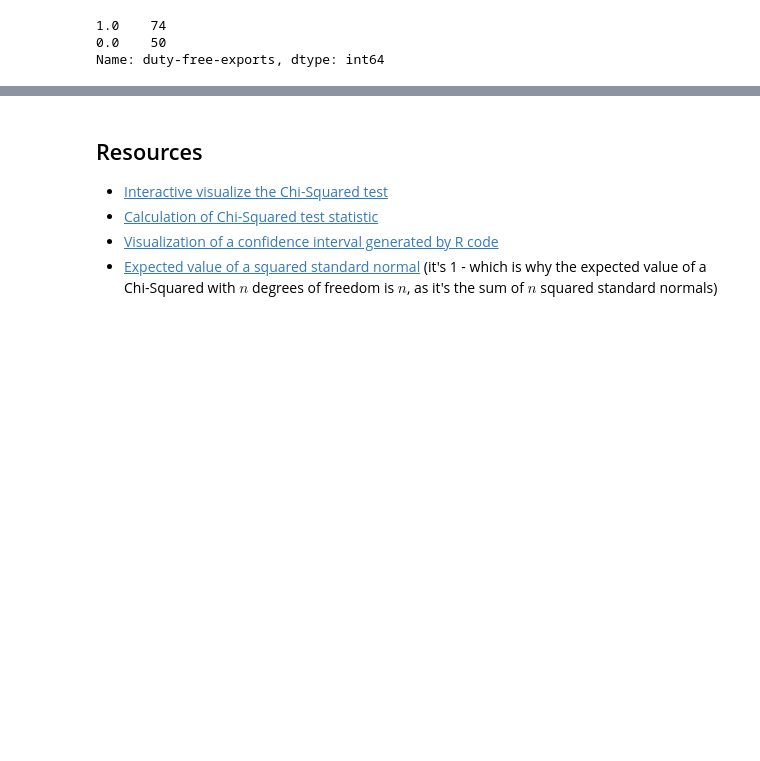
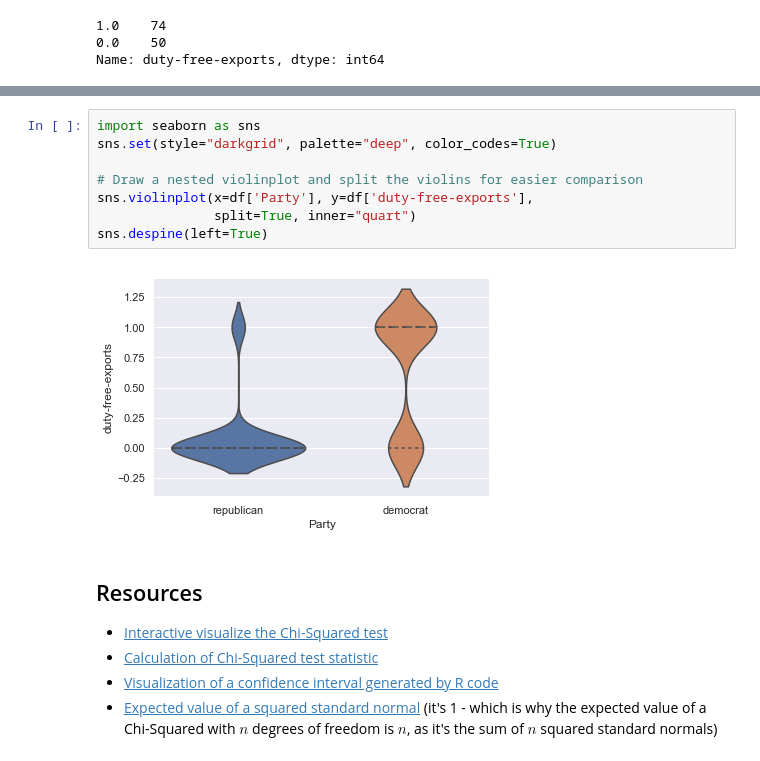
Before and after one commit to bloominstituteoftechnology/DS-Unit-1-Sprint-3-Statistical-Tests-and-Experiments, a Jupyter notebook: module2-sampling-confidence-intervals-and-hypothesis-testing/LS_DS_132_Sampling_Confidence_Intervals_and_Hypothesis_Testing.ipynb, the cells around one changed output, grey strips where cells are left out. Cells and saved outputs as stored; diff of their text form; blank space fills up the shorter version.

Commit message:
Finished the assignment--added a plot

```diff
--- a/module2-sampling-confidence-intervals-and-hypothesis-testing/LS_DS_132_Sampling_Confidence_Intervals_and_Hypothesis_Testing.ipynb
+++ b/module2-sampling-confidence-intervals-and-hypothesis-testing/LS_DS_132_Sampling_Confidence_Intervals_and_Hypothesis_Testing.ipynb
@@ -267,3 +338,13 @@ Ttest_indResult(statistic=nan, pvalue=nan)
+# %%
+import seaborn as sns
+sns.set(style="darkgrid", palette="deep", color_codes=True)
+
+# Draw a nested violinplot and split the violins for easier comparison
+sns.violinplot(x=df['Party'], y=df['duty-free-exports'],
+               split=True, inner="quart")
+sns.despine(left=True)
+# %% [output]
+[figure, added]
 # %% [markdown]
 ## Resources
 
```
Also changed, not shown: parts of 14 cells of this notebook, 1 other file.
